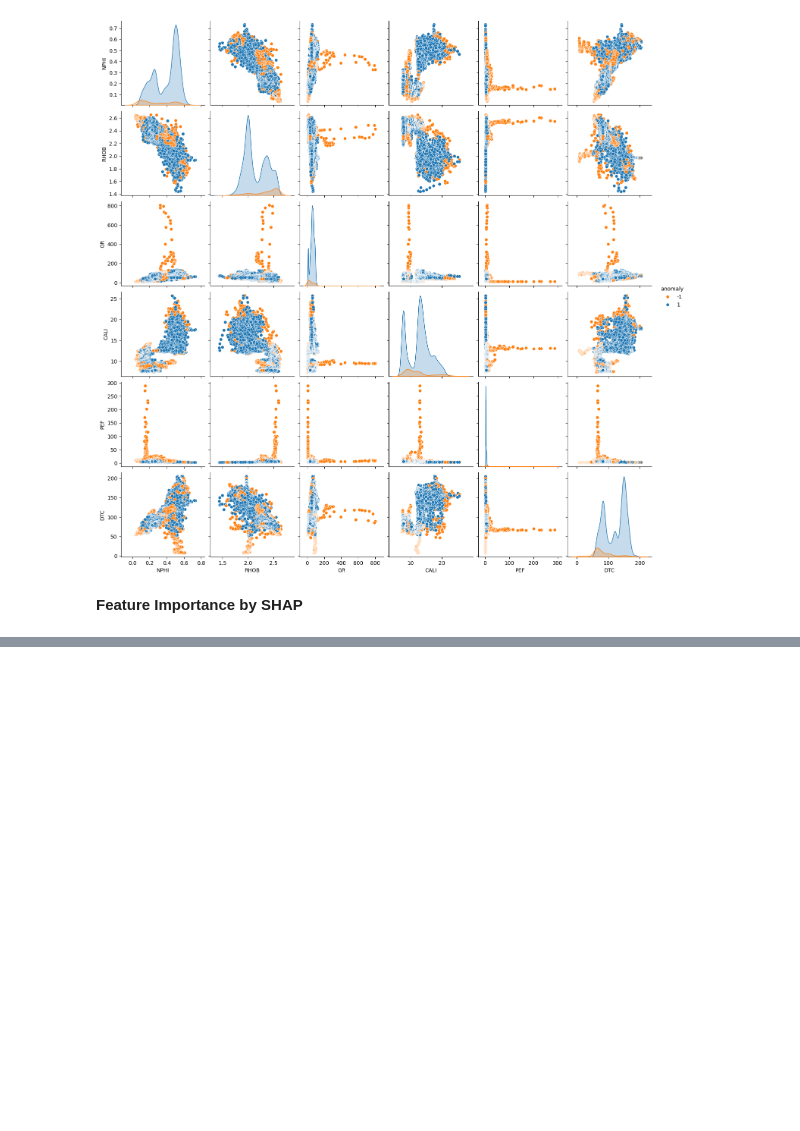
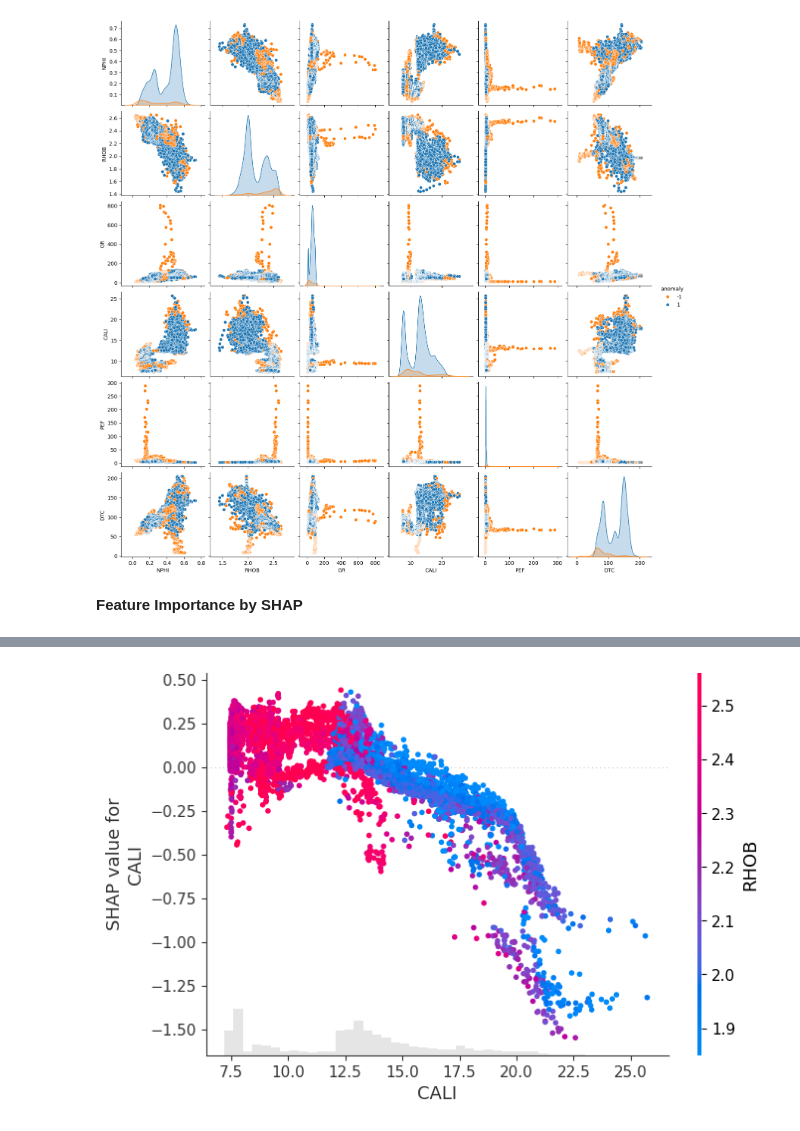
Before and after one commit to ganeshparsads/MLModels, a Jupyter notebook: IsolationForest.ipynb, the cells around one changed output, grey strips where cells are left out. Drawn from its saved outputs; the diff is of its cells as text; code cells hidden in the pictures; blank space fills up the shorter version.

```diff
--- a/IsolationForest.ipynb
+++ b/IsolationForest.ipynb
@@ -192,0 +220,4 @@ shap_values = explainer(df[anomaly_inputs])
+# %%
+shap.plots.scatter(shap_values[:,'CALI'], color=shap_values)
+# %% [output]
+[figure, added]
```
Also changed, not shown: parts of 19 cells of this notebook.
